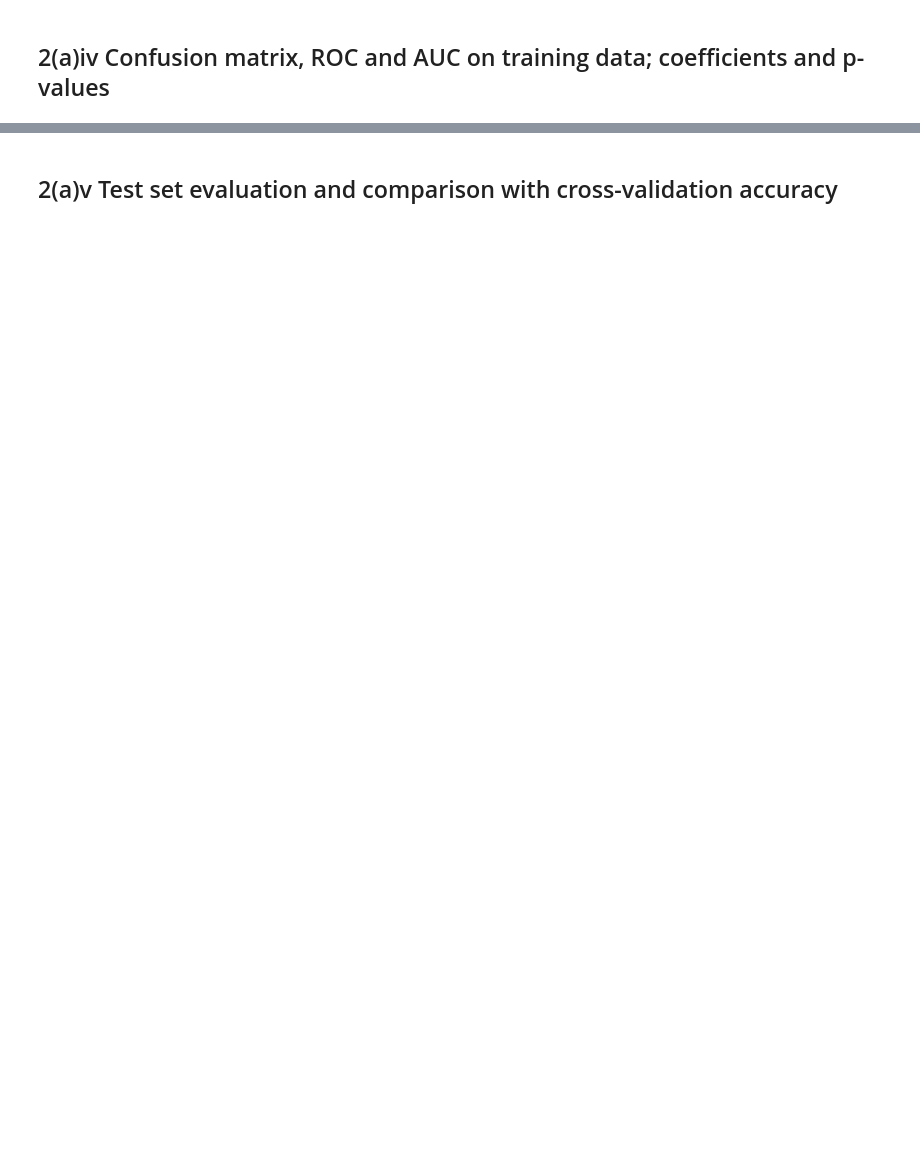
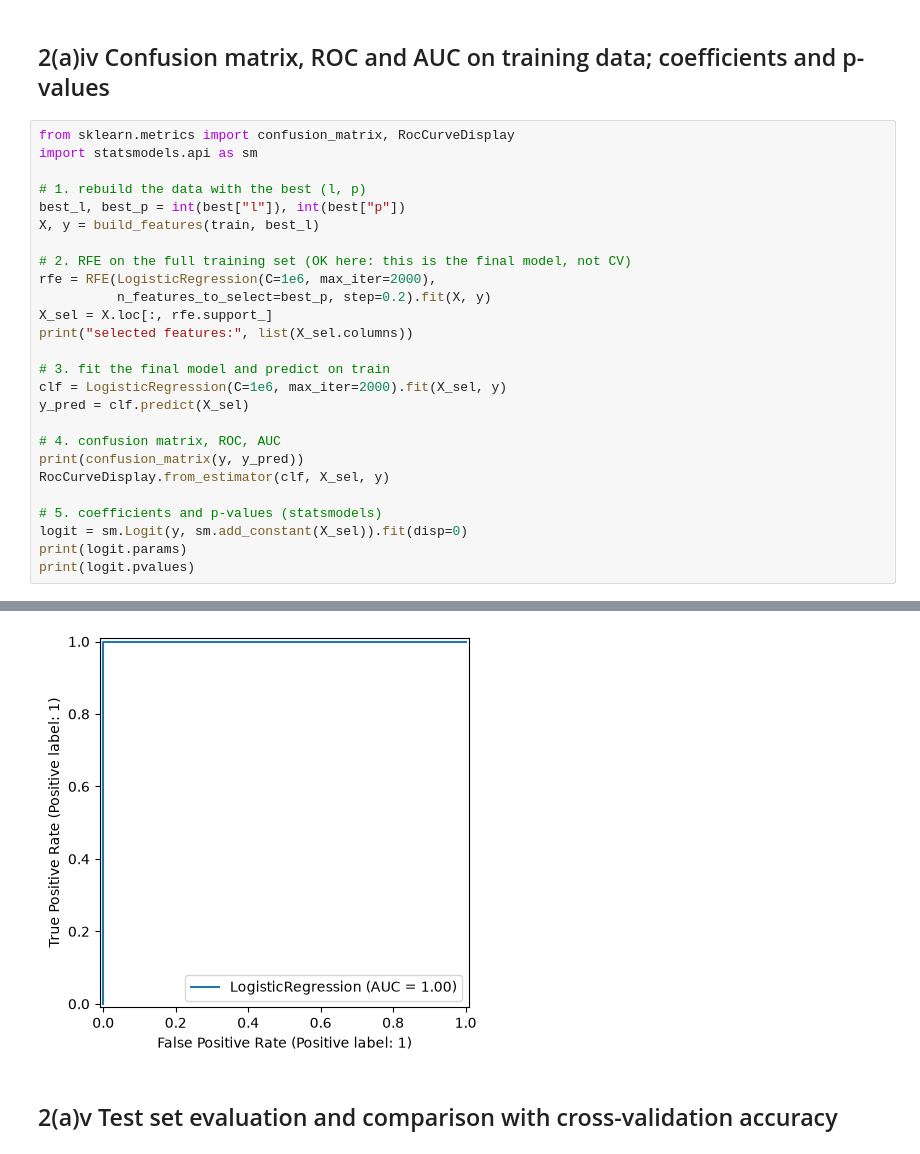
Before and after one commit to nimnusmik/Kim_Seonmin_HW4, a Jupyter notebook: code/Kim_Seonmin_HW4.ipynb, the cells around one changed output, grey strips where cells are left out. Cells and saved outputs as stored; diff of their text form; blank space fills up the shorter version.

```diff
--- a/code/Kim_Seonmin_HW4.ipynb
+++ b/code/Kim_Seonmin_HW4.ipynb
@@ -68,2 +229,29 @@ _Answer_
 # %% [markdown]
 ## 2(a)iv Confusion matrix, ROC and AUC on training data; coefficients and p-values
+# %%
+from sklearn.metrics import confusion_matrix, RocCurveDisplay
+import statsmodels.api as sm
+
+# 1. rebuild the data with the best (l, p)
+best_l, best_p = int(best["l"]), int(best["p"])
+X, y = build_features(train, best_l)
+
+# 2. RFE on the full training set (OK here: this is the final model, not CV)
+rfe = RFE(LogisticRegression(C=1e6, max_iter=2000),
+          n_features_to_select=best_p, step=0.2).fit(X, y)
+X_sel = X.loc[:, rfe.support_]
+print("selected features:", list(X_sel.columns))
+
+# 3. fit the final model and predict on train
+clf = LogisticRegression(C=1e6, max_iter=2000).fit(X_sel, y)
+y_pred = clf.predict(X_sel)
+
+# 4. confusion matrix, ROC, AUC
+print(confusion_matrix(y, y_pred))
+RocCurveDisplay.from_estimator(clf, X_sel, y)
+
+# 5. coefficients and p-values (statsmodels)
+logit = sm.Logit(y, sm.add_constant(X_sel)).fit(disp=0)
+print(logit.params)
+print(logit.pvalues)
+# %% [output]
@@ -70,2 +275,3 @@ _Answer_
+[figure, added]
 # %% [markdown]
 ## 2(a)v Test set evaluation and comparison with cross-validation accuracy
```
Also changed, not shown: parts of 34 cells of this notebook, 1 other file.
